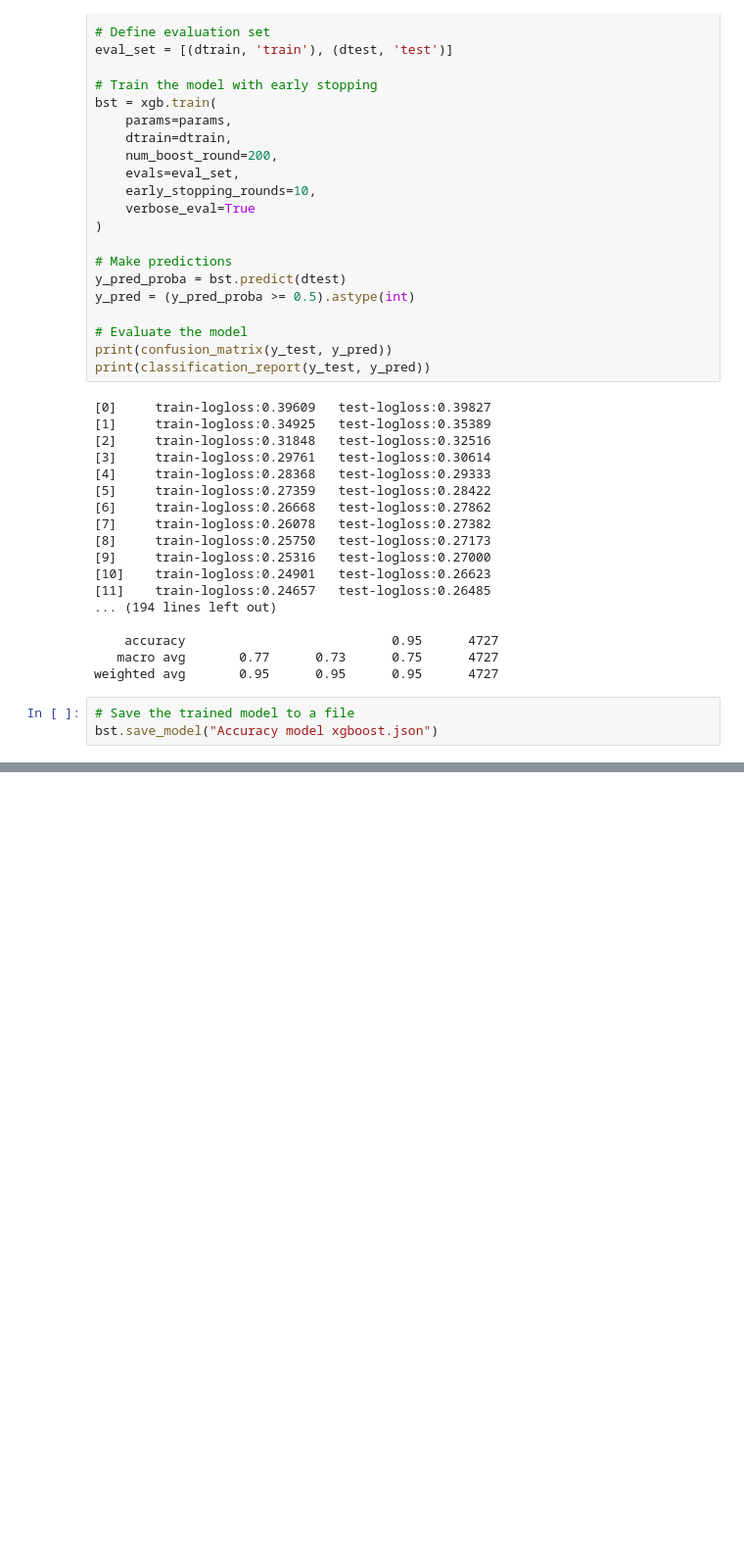
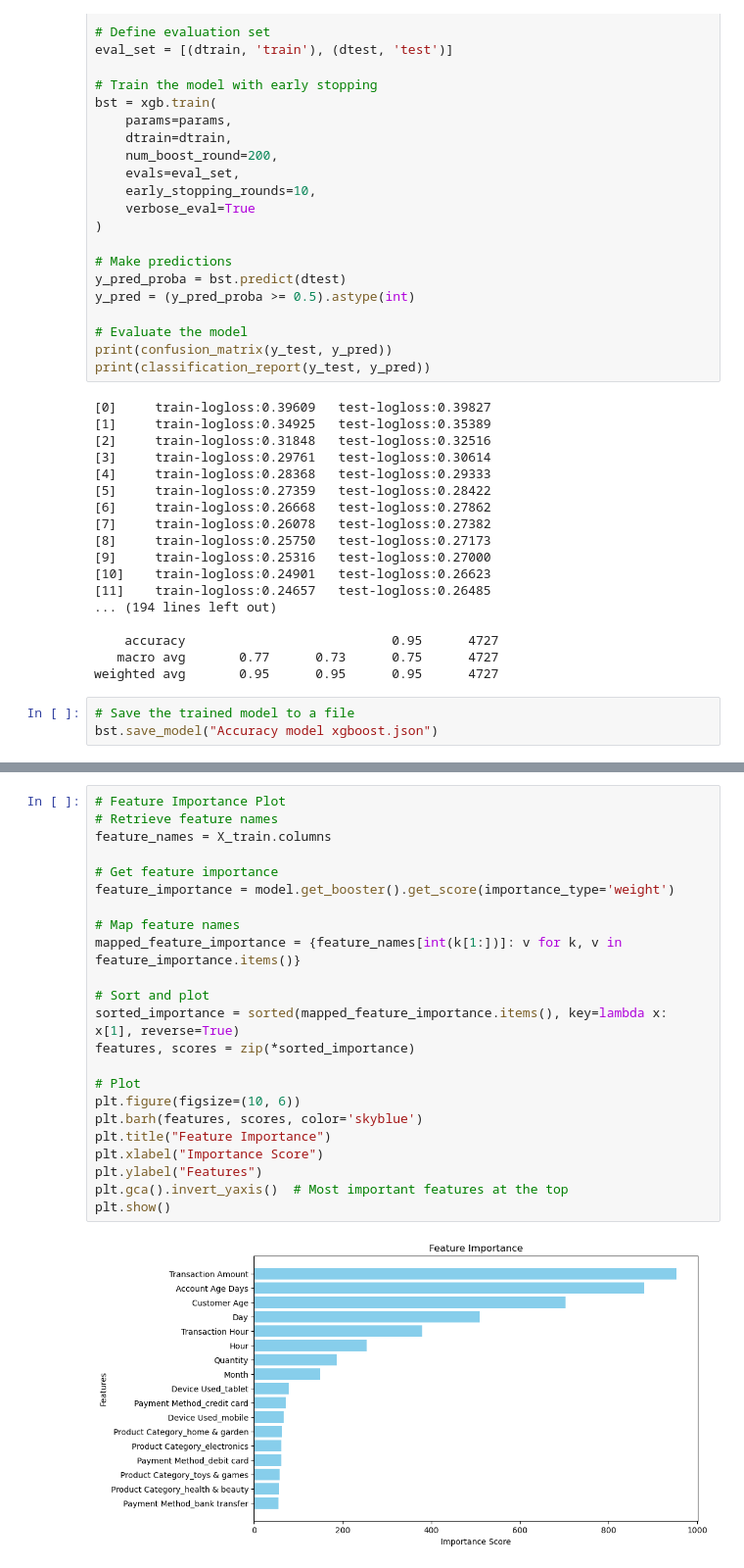
Before and after one commit to aferrodelgado/Project-4, a Jupyter notebook: Accuracy model XGBoost.ipynb, the cells around one changed output, grey strips where cells are left out. Shown at 98% size. Saved outputs shown, nothing was run; the diff lists cells and outputs as text; blank space fills up the shorter version.

```diff
--- a/Accuracy model XGBoost.ipynb
+++ b/Accuracy model XGBoost.ipynb
@@ -296,0 +338,25 @@ bst.save_model("Accuracy model xgboost.json")
+# %%
+# Feature Importance Plot
+# Retrieve feature names
+feature_names = X_train.columns
+
+# Get feature importance
+feature_importance = model.get_booster().get_score(importance_type='weight')
+
+# Map feature names
+mapped_feature_importance = {feature_names[int(k[1:])]: v for k, v in feature_importance.items()}
+
+# Sort and plot
+sorted_importance = sorted(mapped_feature_importance.items(), key=lambda x: x[1], reverse=True)
+features, scores = zip(*sorted_importance)
+
+# Plot
+plt.figure(figsize=(10, 6))
+plt.barh(features, scores, color='skyblue')
+plt.title("Feature Importance")
+plt.xlabel("Importance Score")
+plt.ylabel("Features")
+plt.gca().invert_yaxis()  # Most important features at the top
+plt.show()
+# %% [output]
+[figure, added]
```
Also changed, not shown: parts of 5 cells of this notebook, 1 other file.
